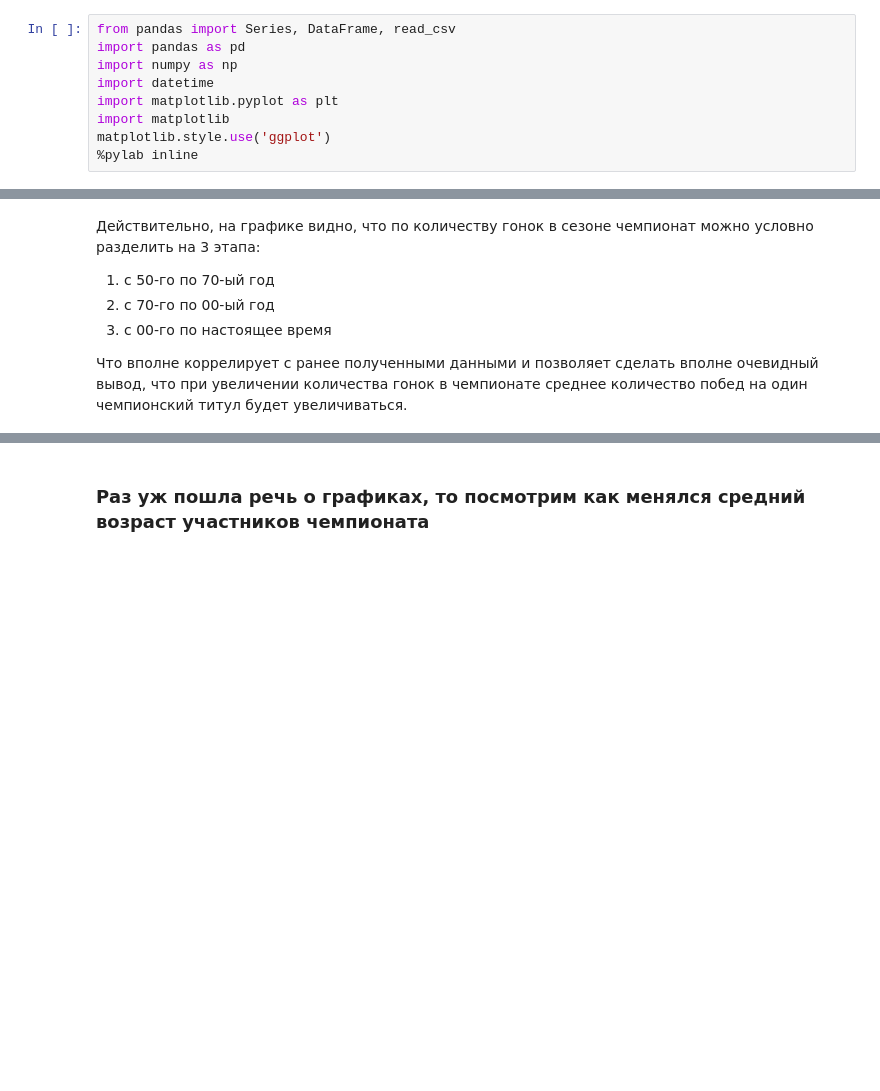
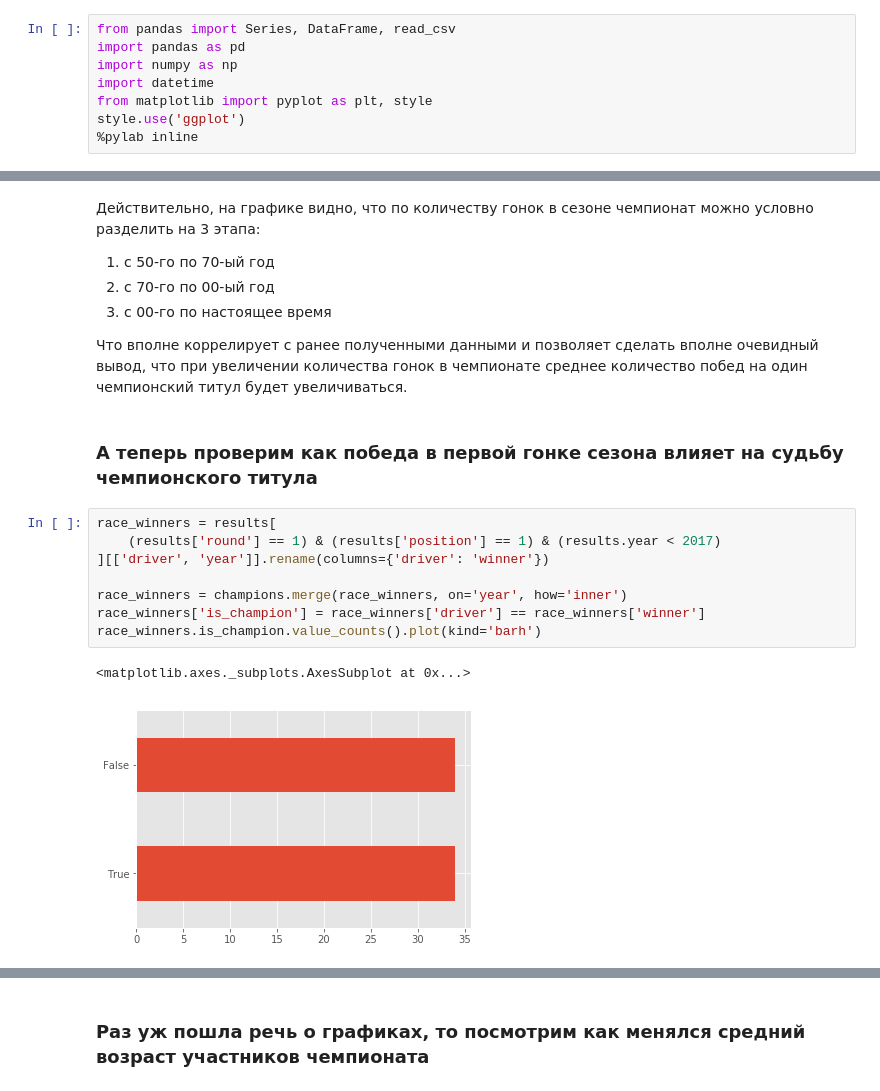
Before and after one commit to AndrewLrrr/otus-python, a Jupyter notebook: hw8/Formula-one-historical-analysis.ipynb, the cells around one changed output, grey strips where cells are left out. Drawn from its saved outputs; the diff is of its cells as text; blank space fills up the shorter version.

Commit message:
Added additional driver statistics

```diff
--- a/hw8/Formula-one-historical-analysis.ipynb
+++ b/hw8/Formula-one-historical-analysis.ipynb
@@ -5,9 +5,8 @@ from pandas import Series, DataFrame, read_csv
 import pandas as pd
 import numpy as np
 import datetime
-import matplotlib.pyplot as plt
-import matplotlib
-matplotlib.style.use('ggplot')
+from matplotlib import pyplot as plt, style
+style.use('ggplot')
 %pylab inline
 # %% [output]
 Populating the interactive namespace from numpy and matplotlib
@@ -427,3 +426,16 @@ races_during_the_season.plot(x='year', y='rounds')
     <li>с 00-го по настоящее время
 </ol>
 Что вполне коррелирует с ранее полученными данными и позволяет сделать вполне очевидный вывод, что при увеличении количества гонок в чемпионате среднее количество побед на один чемпионский титул будет увеличиваться.
+# %% [markdown]
+### А теперь проверим как победа в первой гонке сезона влияет на судьбу чемпионского титула
+# %%
+race_winners = results[
+    (results['round'] == 1) & (results['position'] == 1) & (results.year < 2017)
+][['driver', 'year']].rename(columns={'driver': 'winner'})
+
+race_winners = champions.merge(race_winners, on='year', how='inner')
+race_winners['is_champion'] = race_winners['driver'] == race_winners['winner']
+race_winners.is_champion.value_counts().plot(kind='barh')
+# %% [output]
+<matplotlib.axes._subplots.AxesSubplot at 0x...>
+[figure, added]
```
Also changed, not shown: parts of 5 cells of this notebook.
